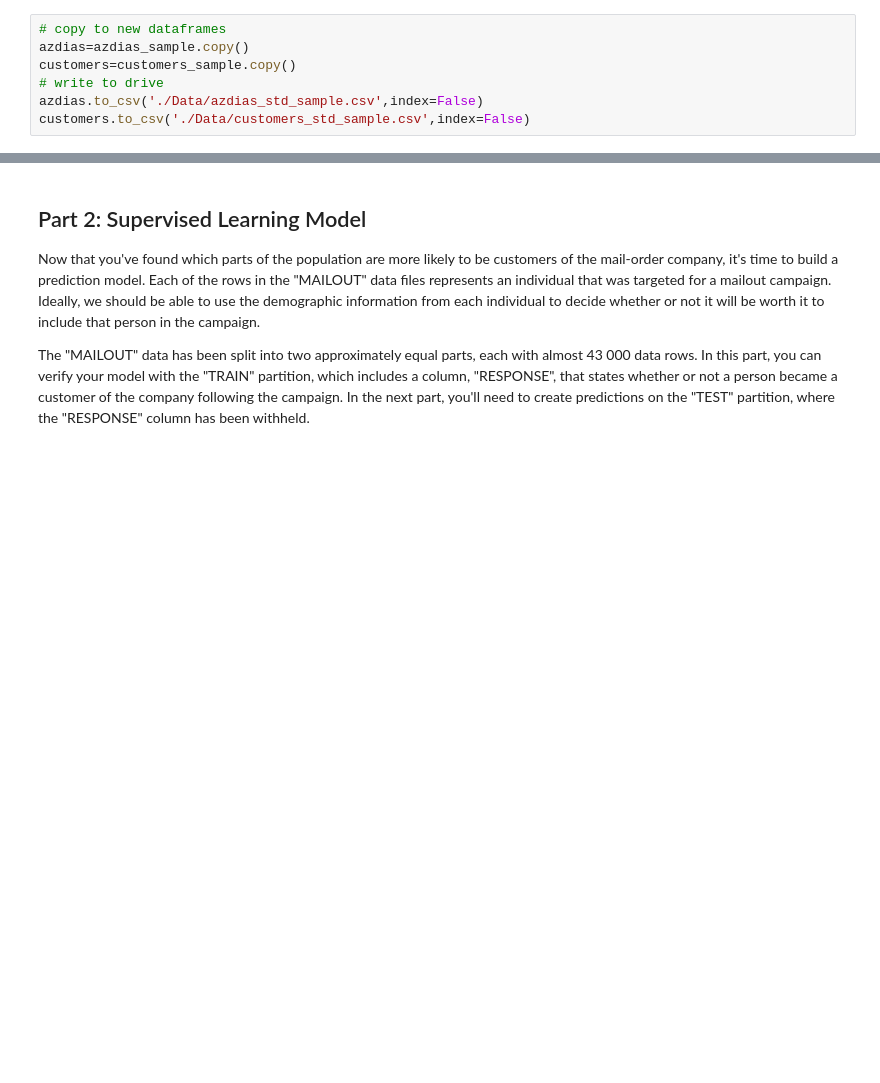
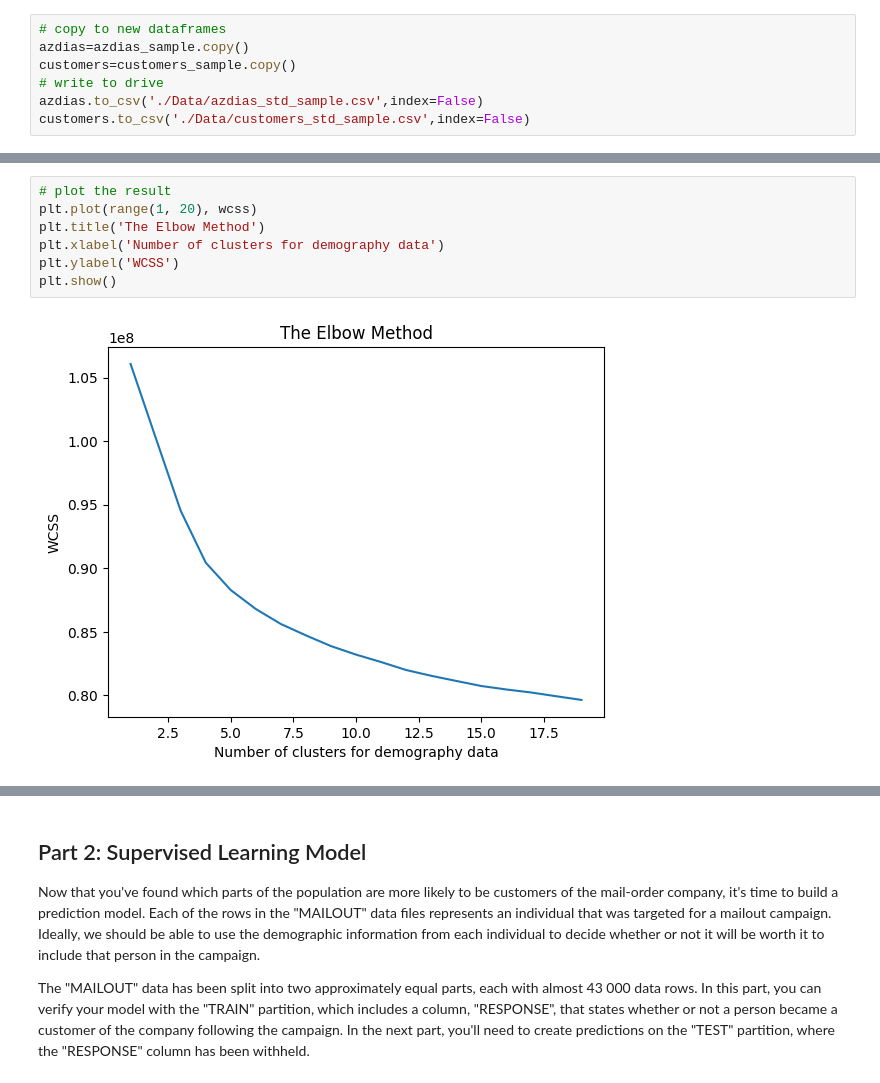
Before and after one commit to parhamdehghani/Arvato, a Jupyter notebook: Arvato Project Workbook.ipynb, the cells around one changed output, grey strips where cells are left out. Drawn from its saved outputs; the diff is of its cells as text; blank space fills up the shorter version.

```diff
--- a/Arvato Project Workbook.ipynb
+++ b/Arvato Project Workbook.ipynb
@@ -349,0 +431,9 @@ customers.to_csv('./Data/customers_std_sample.csv',index=False)
+# %%
+# plot the result
+plt.plot(range(1, 20), wcss)
+plt.title('The Elbow Method')
+plt.xlabel('Number of clusters for demography data')
+plt.ylabel('WCSS')
+plt.show()
+# %% [output]
+[figure, added]
```
Also changed, not shown: parts of 14 cells of this notebook, 2 other files.
